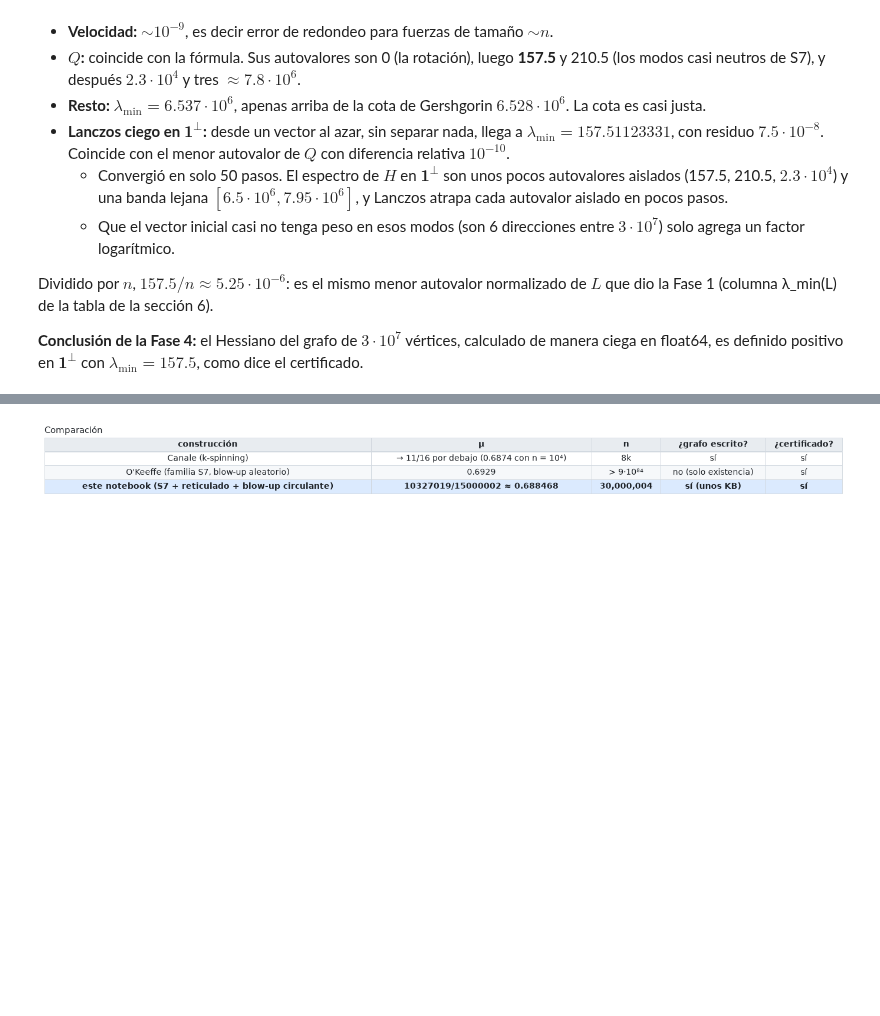
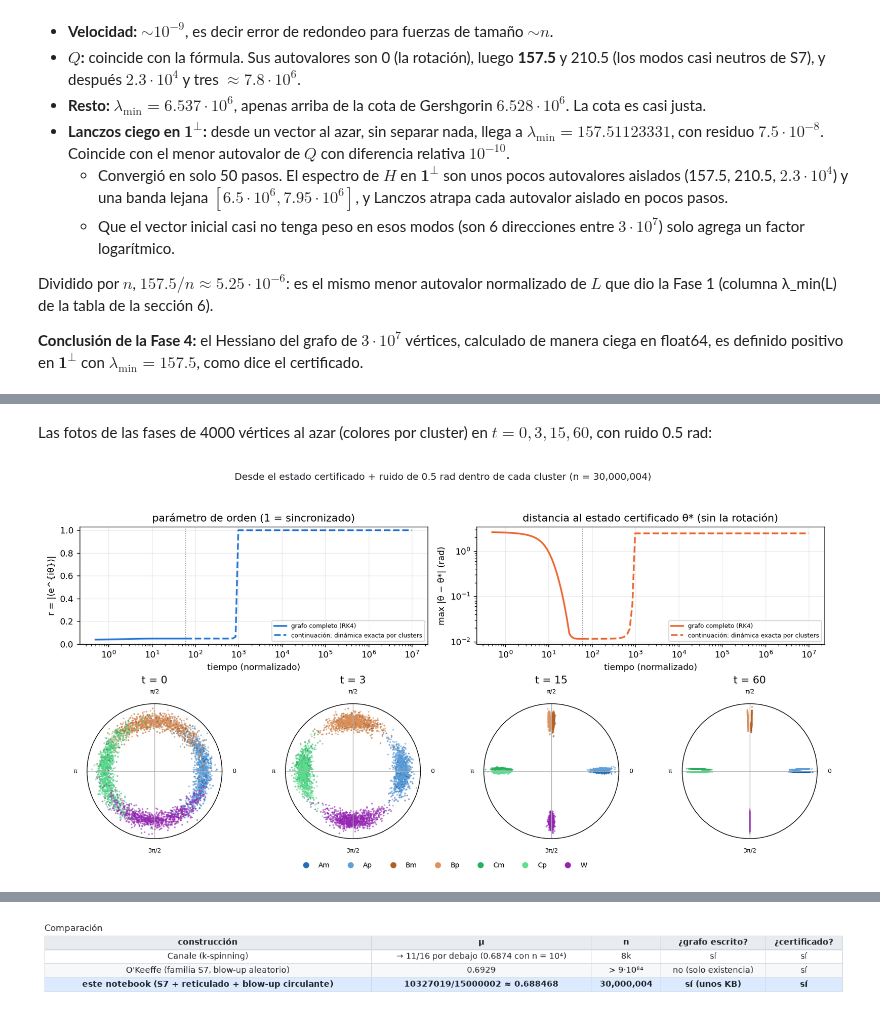
Before and after one commit to Nicoyanz98/investighaton-teo-optimizacion-2026, a Jupyter notebook: notebooks/Grafo_explicito_S7.ipynb, the cells around one changed output, grey strips where cells are left out. Saved outputs shown, nothing was run; the diff lists cells and outputs as text; code cells hidden in the pictures; blank space fills up the shorter version.

```diff
--- a/notebooks/Grafo_explicito_S7.ipynb
+++ b/notebooks/Grafo_explicito_S7.ipynb
@@ -1610,0 +1893,7 @@ certificado.
+# %% [markdown]
+Las fotos de las fases de 4000 vértices al azar (colores por cluster) en $t = 0, 3, 15, 60$, con ruido
+0.5 rad:
+# %%
+display(Image(filename="../data/figuras/grafo_n30000004_sim_perturbado_ruido0.5.png"))
+# %% [output]
+[figure, added]
```
Also changed, not shown: parts of 19 cells of this notebook.
